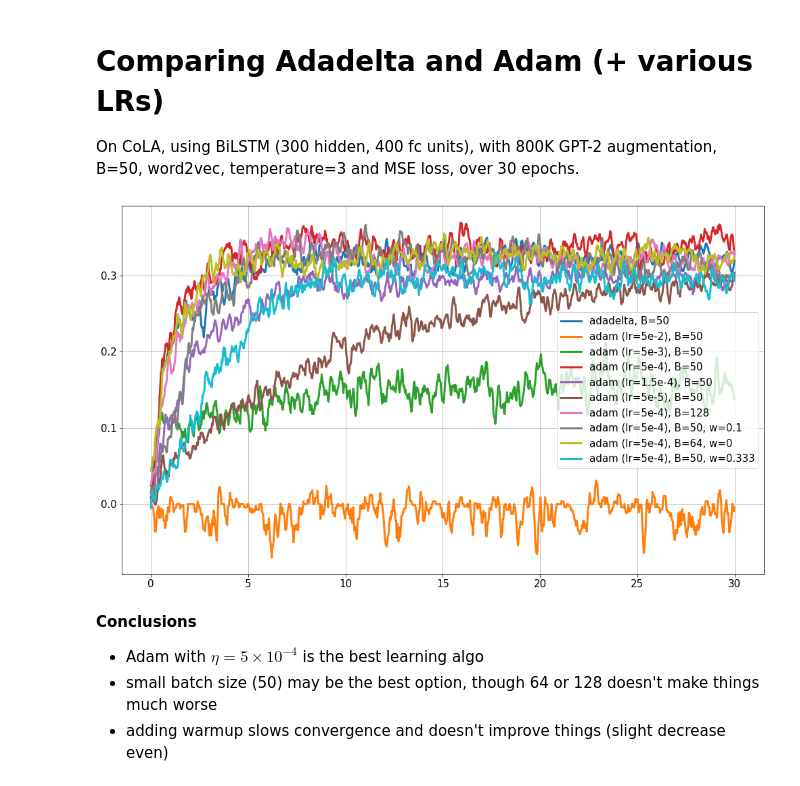
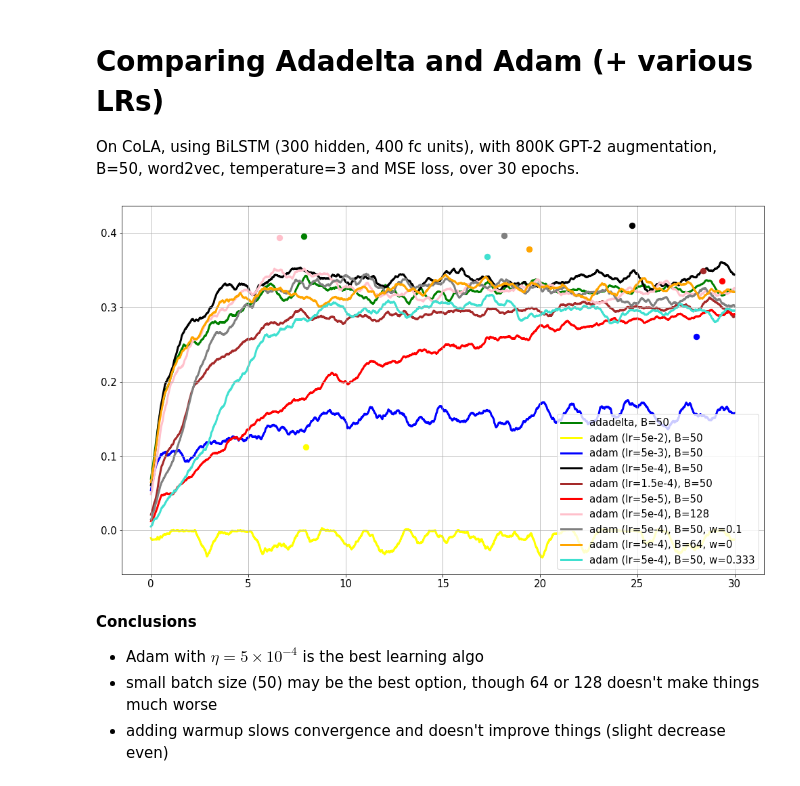
Before and after one commit to samsucik/knowledge-distil-bert, a Jupyter notebook: experiments/analysis/Analysis of distillation hyperparameters.ipynb, the cells around one changed output. Drawn from its saved outputs; the diff is of its cells as text; code cells hidden in the pictures.

```diff
--- a/experiments/analysis/Analysis of distillation hyperparameters.ipynb
+++ b/experiments/analysis/Analysis of distillation hyperparameters.ipynb
@@ -9,6 +9,9 @@ for i in range(2):
 # %%
 def smooth_series(x, N=5):
     return pd.Series(x).rolling(window=N).mean().iloc[N-1:].values
+
+cls = ["green", "yellow", "blue", "black", "brown", "red", "pink",
+       "grey", "orange", "turquoise", "sienna", "khaki"]
 # %% [markdown]
 # Comparing Adadelta and Adam (+ various LRs)
 On CoLA, using BiLSTM (300 hidden, 400 fc units), with 800K GPT-2 augmentation, B=50, word2vec, temperature=3 and MSE loss, over 30 epochs.
@@ -35,20 +38,24 @@ bilstm_in_progress = [
 # %%
 x_max = 30
+smooth_factor = 2.0
 fig = plt.figure(figsize=(17, 10))
 ax = plt.gca()
-for label, data in bilstm_line_data.items():
-    data_smooth = smooth_series(data, N=5)
+for i, (label, data) in enumerate(bilstm_line_data.items()):
+    smooth_n = int(len(data)/100*smooth_factor)
+    data_smooth = smooth_series(data, N=smooth_n)
     xs = np.linspace(start=0, stop=x_max, num=len(data_smooth))
-    ax.plot(xs, data_smooth, label=label, lw=3)
+    ax.plot(xs, data_smooth, label=label, lw=3, c=cls[i], zorder=1)
+    max_idx = np.argmax(data.values)
+    ax.scatter(x_max*max_idx/len(data), data[max_idx], marker="o", c=cls[i], s=70, zorder=2)
 for label, e, data in bilstm_in_progress:
     data_smooth = smooth_series(data, N=15)
     xs = np.linspace(start=0, stop=e, num=len(data_smooth))
     ax.plot(xs, data_smooth, label=label, lw=1, linestyle="--", marker='.')
 ax.legend()
 ax.grid()
 plt.show()
 # %% [output]
-[figure, old version]
+[figure, new version]
 # %% [markdown]
 **Conclusions**
 - Adam with $\eta=5\times10^{-4}$ is the best learning algo
```
Also changed, not shown: parts of 6 cells of this notebook, 52 other files.
